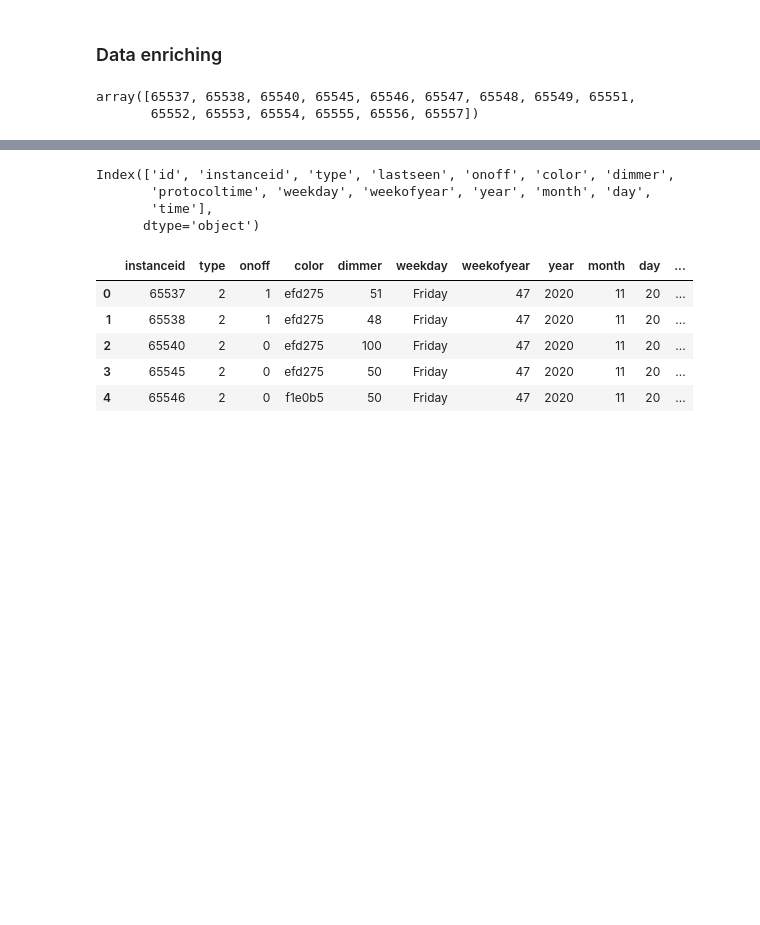
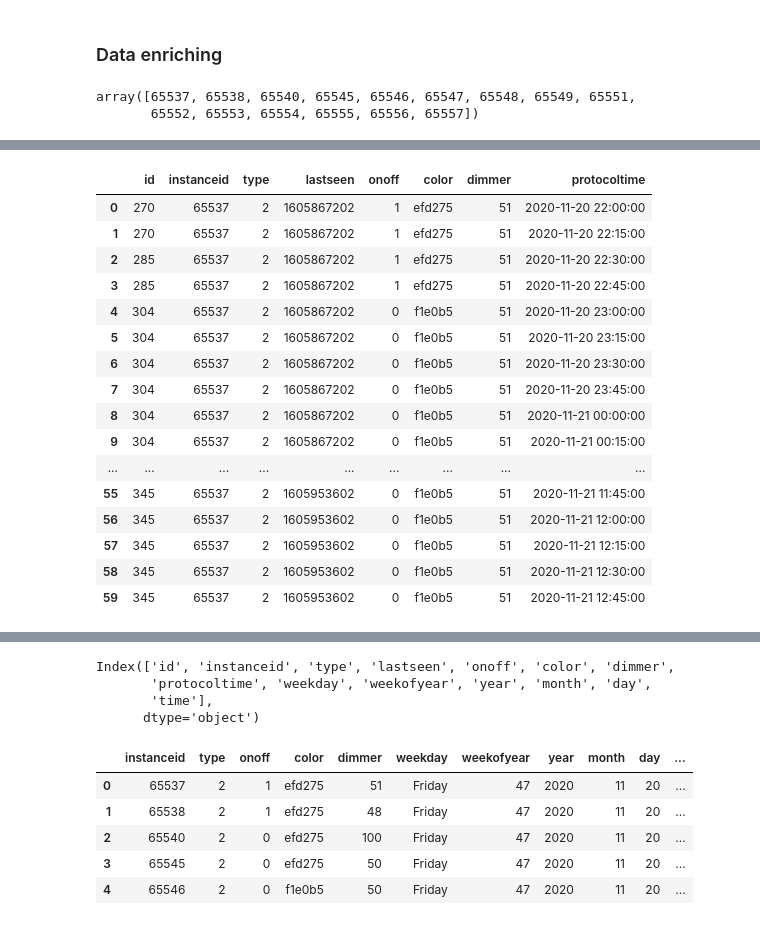
Before and after one commit to Mo0812/mk-home-automation, a Jupyter notebook: mk-home-automation.ipynb, the cells around one changed output, grey strips where cells are left out. Drawn from its saved outputs; the diff is of its cells as text; code cells hidden in the pictures; blank space fills up the shorter version.

Commit message:
finished correct enriching of data (without edge case)

```diff
--- a/mk-home-automation.ipynb
+++ b/mk-home-automation.ipynb
@@ -48,28 +48,28 @@ absolute_max_date = df.protocoltime.max(axis=0)
 print("absolute_min_date=%s, absolute_max_date=%s" % (absolute_min_date, absolute_max_date))
 
 complete_time_data = pd.date_range(absolute_min_date, absolute_max_date, freq="15min")
+complete_time_data = complete_time_data.tz_localize(None)
+
 complete_arr = []
 
-cases = []
-
 for device in devices:
-    single_device = df.loc[df["instanceid"] == device]
+    single_device = df[df["instanceid"] == device]
+    single_device["protocoltime"] = pd.to_datetime(single_device["protocoltime"]).apply(lambda x: x.replace(tzinfo=None))
     last_state = single_device.iloc[0]
     last_state["onoff"] = 0
-    for time_data in complete_time_data:
-        if time_data.tz_localize(None) in single_device.protocoltime.values:
+    for time_data in complete_time_data.values:
+        if time_data in single_device.protocoltime.values:
             # TODO edge case for multiple events in one time slot
-            # print("TIMEDATA:", time_data, " --> ",  (time_data.tz_localize(None) in single_device.protocoltime.values))
-            # print("TIMEDATA:", time_data, " --> ", single_device[single_device["protocoltime"] == time_data])
             device_row = single_device[single_device["protocoltime"] == time_data]
             complete_arr.append(device_row.values[0])
             last_state = device_row.iloc[0]
         else:
-            last_state["protocoltime"] = time_data
-            print(last_state.protocoltime)
-            complete_arr.append(last_state.values)
+            current_state = last_state.copy()
+            current_state["protocoltime"] = time_data
+            complete_arr.append(current_state.values)
 
 complete_df = pd.DataFrame(complete_arr, columns=df.columns)
-print(len(complete_df) == len(complete_arr))
+complete_df = complete_df.sort_values(by=["instanceid", "protocoltime"])
 complete_df.to_csv('test.csv', index=False)
+complete_df.head(60)
 # %% [output]
@@ -92,4 +77,21 @@ complete_df.to_csv('test.csv', index=False)
 True
+|  | id | instanceid | type | lastseen | onoff | color | dimmer | protocoltime |
+| 0 | 270 | 65537 | 2 | 1605867202 | 1 | efd275 | 51 | 2020-11-20 22:00:00 |
+| 1 | 270 | 65537 | 2 | 1605867202 | 1 | efd275 | 51 | 2020-11-20 22:15:00 |
+| 2 | 285 | 65537 | 2 | 1605867202 | 1 | efd275 | 51 | 2020-11-20 22:30:00 |
+| 3 | 285 | 65537 | 2 | 1605867202 | 1 | efd275 | 51 | 2020-11-20 22:45:00 |
+| 4 | 304 | 65537 | 2 | 1605867202 | 0 | f1e0b5 | 51 | 2020-11-20 23:00:00 |
+| 5 | 304 | 65537 | 2 | 1605867202 | 0 | f1e0b5 | 51 | 2020-11-20 23:15:00 |
+| 6 | 304 | 65537 | 2 | 1605867202 | 0 | f1e0b5 | 51 | 2020-11-20 23:30:00 |
+| 7 | 304 | 65537 | 2 | 1605867202 | 0 | f1e0b5 | 51 | 2020-11-20 23:45:00 |
+| 8 | 304 | 65537 | 2 | 1605867202 | 0 | f1e0b5 | 51 | 2020-11-21 00:00:00 |
+| 9 | 304 | 65537 | 2 | 1605867202 | 0 | f1e0b5 | 51 | 2020-11-21 00:15:00 |
+| ... | ... | ... | ... | ... | ... | ... | ... | ... |
+| 55 | 345 | 65537 | 2 | 1605953602 | 0 | f1e0b5 | 51 | 2020-11-21 11:45:00 |
+| 56 | 345 | 65537 | 2 | 1605953602 | 0 | f1e0b5 | 51 | 2020-11-21 12:00:00 |
+| 57 | 345 | 65537 | 2 | 1605953602 | 0 | f1e0b5 | 51 | 2020-11-21 12:15:00 |
+| 58 | 345 | 65537 | 2 | 1605953602 | 0 | f1e0b5 | 51 | 2020-11-21 12:30:00 |
+| 59 | 345 | 65537 | 2 | 1605953602 | 0 | f1e0b5 | 51 | 2020-11-21 12:45:00 |
 # %%
 df["weekday"] = df.protocoltime.dt.day_name()
 df["weekofyear"] = df.protocoltime.dt.weekofyear
```
Also changed, not shown: parts of 1 cell of this notebook, 1 other file.
